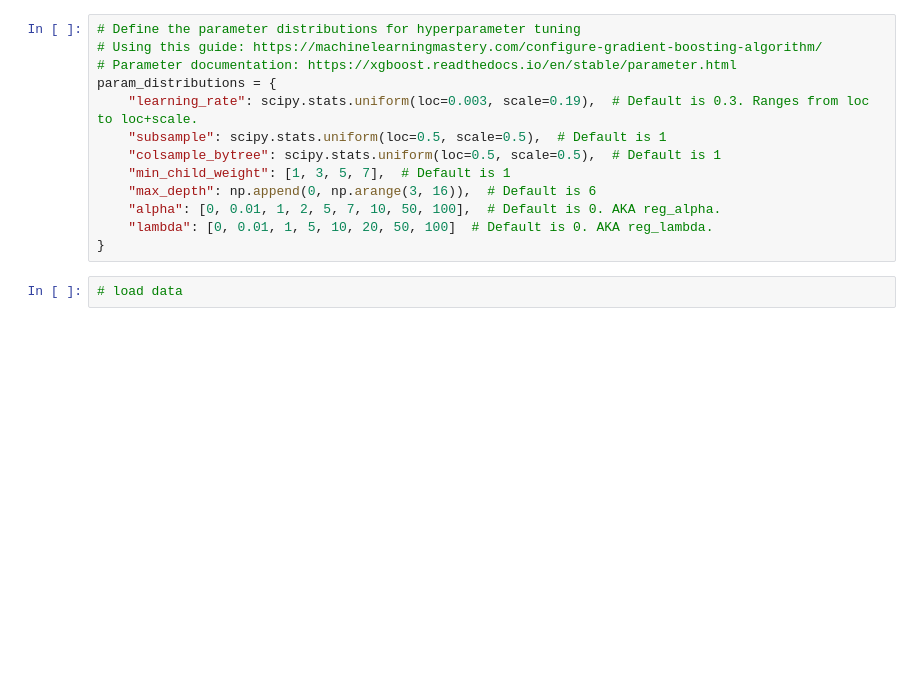
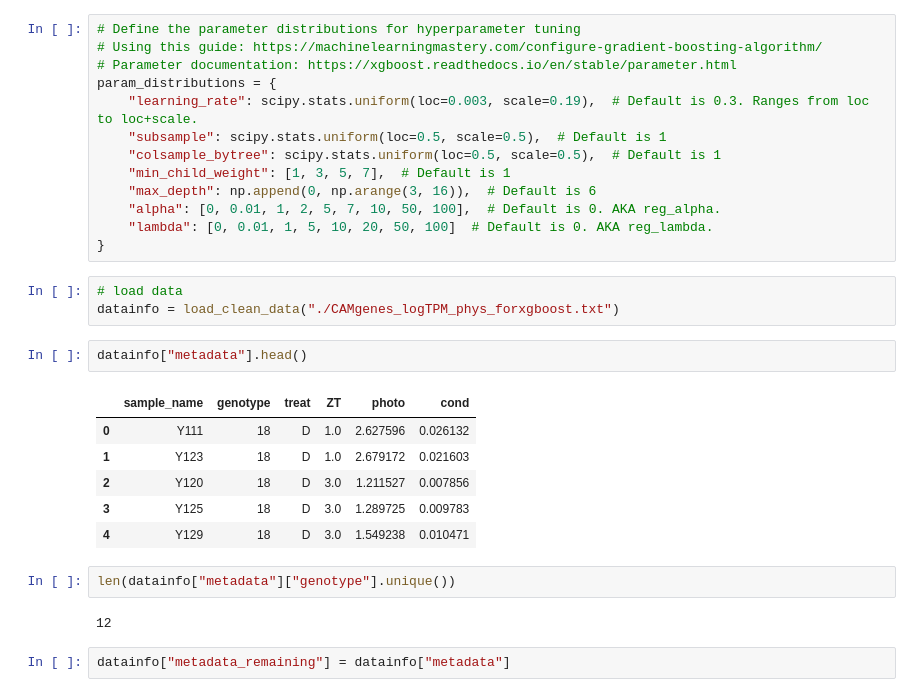
Before and after one commit to achpardo/yucca-genomics, a Jupyter notebook: machine_learning/xgboost_bothphys_camgenes.ipynb, the cells around one changed output. Cells and saved outputs as stored; diff of their text form; blank space fills up the shorter version.

```diff
--- a/machine_learning/xgboost_bothphys_camgenes.ipynb
+++ b/machine_learning/xgboost_bothphys_camgenes.ipynb
@@ -186,3 +246,19 @@ param_distributions = {
 }
 # %%
 # load data
+datainfo = load_clean_data("./CAMgenes_logTPM_phys_forxgboost.txt")
+# %%
+datainfo["metadata"].head()
+# %% [output]
+|  | sample_name | genotype | treat | ZT | photo | cond |
+| 0 | Y111 | 18 | D | 1.0 | 2.627596 | 0.026132 |
+| 1 | Y123 | 18 | D | 1.0 | 2.679172 | 0.021603 |
+| 2 | Y120 | 18 | D | 3.0 | 1.211527 | 0.007856 |
+| 3 | Y125 | 18 | D | 3.0 | 1.289725 | 0.009783 |
+| 4 | Y129 | 18 | D | 3.0 | 1.549238 | 0.010471 |
+# %%
+len(datainfo["metadata"]["genotype"].unique())
+# %% [output]
+12
+# %%
+datainfo["metadata_remaining"] = datainfo["metadata"]
```
Also changed, not shown: parts of 9 cells of this notebook, 2 other files.
